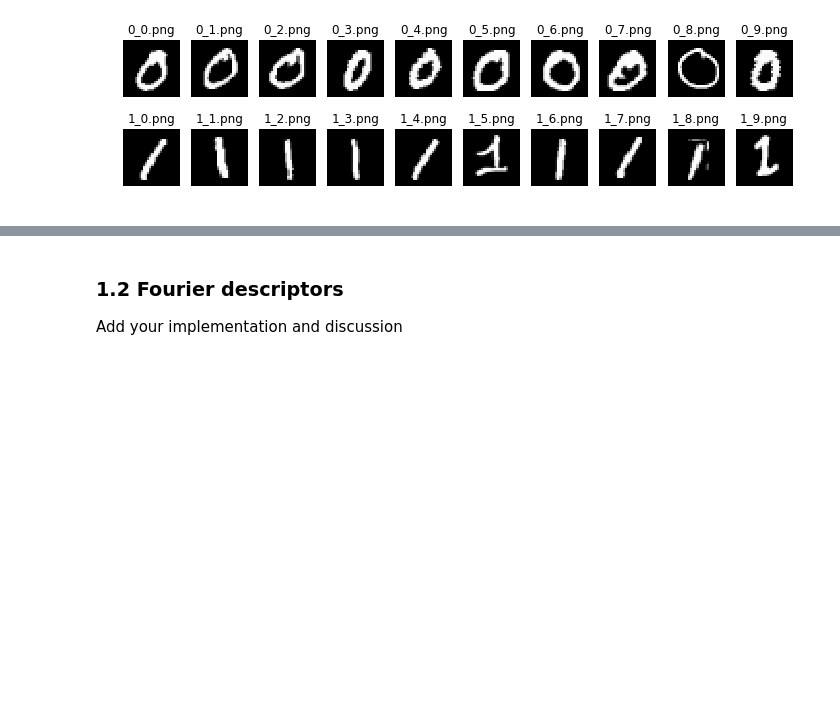
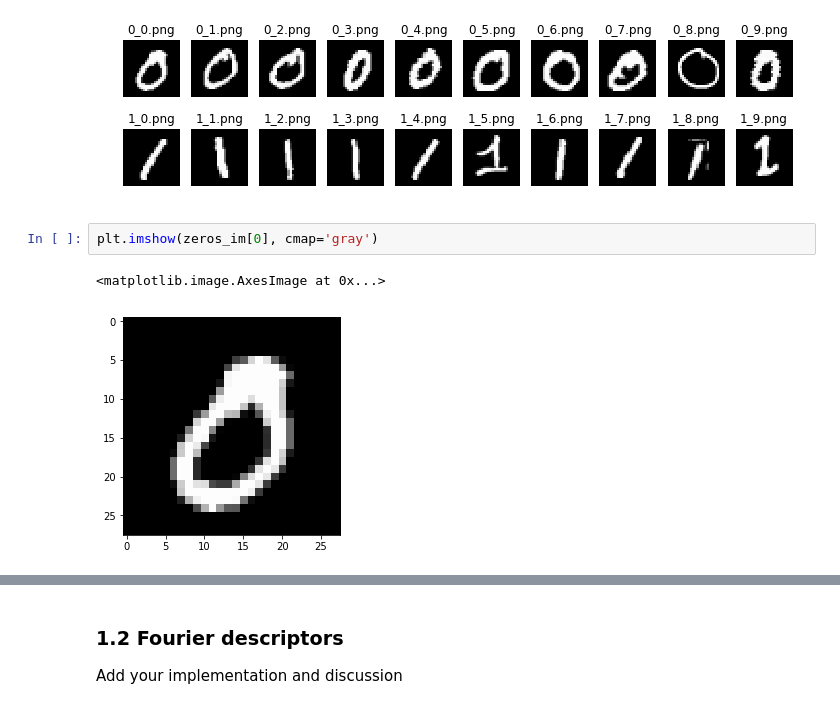
Before and after one commit to emmwel/img_an_pat_rec, a Jupyter notebook: labs/lab_02_object_description.ipynb, the cells around one changed output, grey strips where cells are left out. Drawn from its saved outputs; the diff is of its cells as text; blank space fills up the shorter version.

```diff
--- a/labs/lab_02_object_description.ipynb
+++ b/labs/lab_02_object_description.ipynb
@@ -72,3 +71,8 @@ for ax, im, nm in zip(axes[1], ones_im, ones_names):
     ax.set_title(nm)
 # %% [output]
 [figure]
+# %%
+plt.imshow(zeros_im[0], cmap='gray')
+# %% [output]
+<matplotlib.image.AxesImage at 0x...>
+[figure, added]
```
Also changed, not shown: parts of 15 cells of this notebook.
